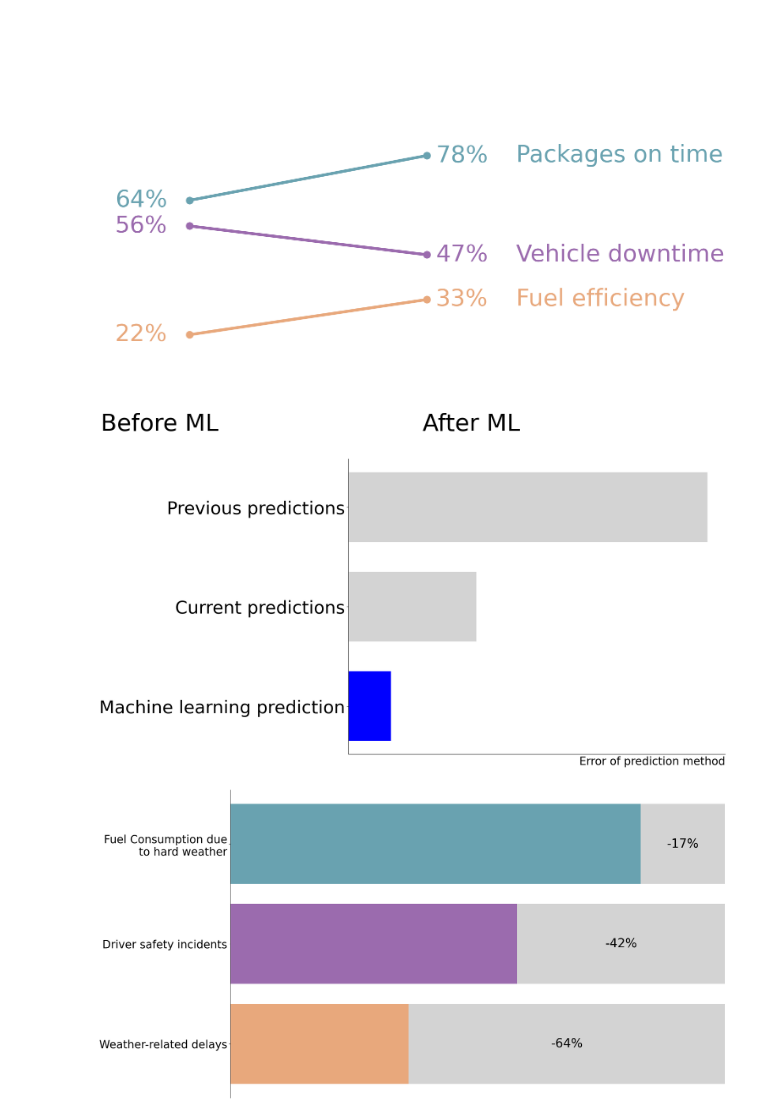
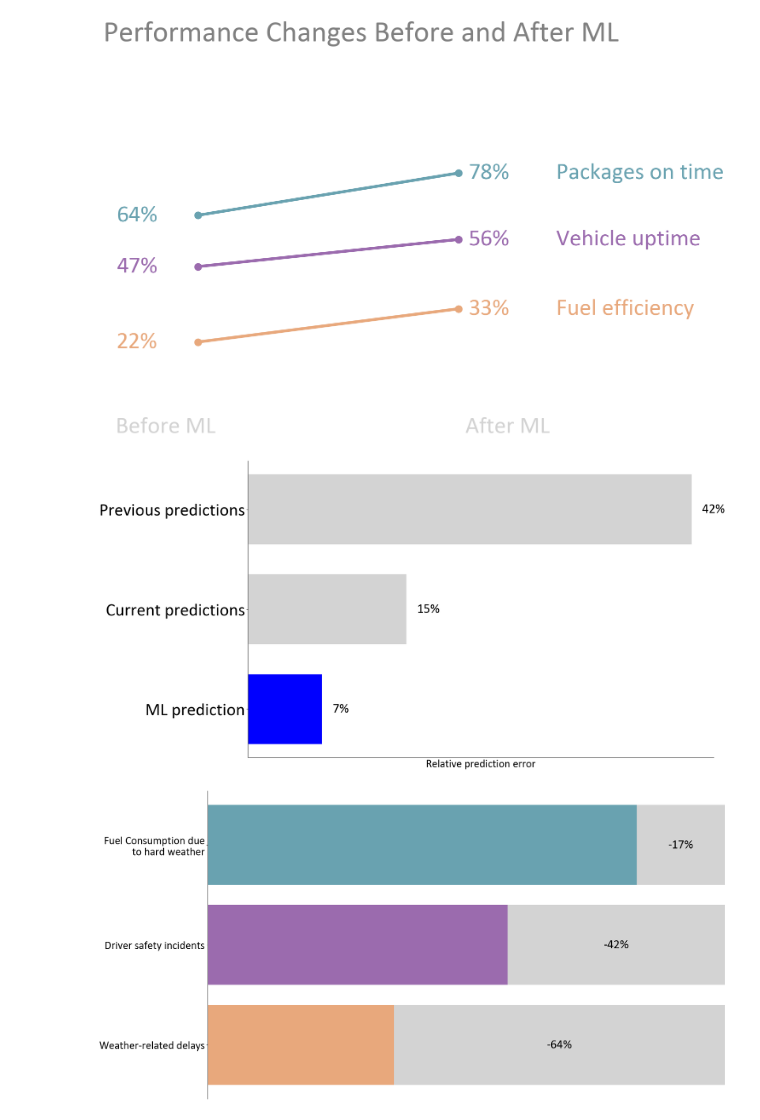
Before and after one commit to Victor-L-Almgren/Labs-and-exersizes, a Jupyter notebook: 8. Communication for data science/plots.ipynb, the cells around one changed output. Cells and saved outputs as stored; diff of their text form; code cells hidden in the pictures.

Commit message:
plots

```diff
--- a/8. Communication for data science/plots.ipynb
+++ b/8. Communication for data science/plots.ipynb
@@ -5,26 +5,43 @@ import pandas as pd
 import matplotlib.pyplot as plt
 import seaborn as sns
 # %%
+import matplotlib.pyplot as plt
+
+# Set global font to Arial
+plt.rcParams['font.family'] = 'Calibri'
+plt.rcParams['figure.facecolor'] = '"#FFFFFF"'
+
+
+# Define the colors
 colors = ["#69A2B0", "#9B6BAE", "#E8A87C"]
+
+# Create the plot
 fig, ax = plt.subplots(1, 1, figsize=(15, 10))
 
+# Plot the first line (Packages on time)
 ax.plot([1, 9], [0.64, 0.78], color=colors[0], marker='o', linewidth=5, markersize=12)
 ax.annotate('64%', xy=(1, 0.64), xytext=(-1.5, 0.64), fontsize=40, color=colors[0], va='center')
 ax.annotate('78%', xy=(9, 0.78), xytext=(9.3, 0.78), fontsize=40, color=colors[0], va='center')
 ax.annotate('Packages on time', xy=(9, 0.78), xytext=(12, 0.78), fontsize=40, color=colors[0], va='center')
 
-ax.plot([1, 9], [0.56, 0.47], color=colors[1], marker='o', linewidth=5, markersize=12)
-ax.annotate('56%', xy=(1, 0.56), xytext=(-1.5, 0.56), fontsize=40, color=colors[1], va='center')
-ax.annotate('47%', xy=(9, 0.47), xytext=(9.3, 0.47), fontsize=40, color=colors[1], va='center')
-ax.annotate('Vehicle downtime', xy=(9, 0.47), xytext=(12, 0.47), fontsize=40, color=colors[1], va='center')
+# Plot the second line (Vehicle downtime) with flipped values
+ax.plot([1, 9], [0.47, 0.56], color=colors[1], marker='o', linewidth=5, markersize=12)
+ax.annotate('47%', xy=(1, 0.47), xytext=(-1.5, 0.47), fontsize=40, color=colors[1], va='center')
+ax.annotate('56%', xy=(9, 0.56), xytext=(9.3, 0.56), fontsize=40, color=colors[1], va='center')
+ax.annotate('Vehicle uptime', xy=(9, 0.56), xytext=(12, 0.56), fontsize=40, color=colors[1], va='center')
 
+# Plot the third line (Fuel efficiency)
 ax.plot([1, 9], [0.22, 0.33], color=colors[2], marker='o', linewidth=5, markersize=12)
 ax.annotate('22%', xy=(1, 0.22), xytext=(-1.5, 0.22), fontsize=40, color=colors[2], va='center')
 ax.annotate('33%', xy=(9, 0.33), xytext=(9.3, 0.33), fontsize=40, color=colors[2], va='center')
 ax.annotate('Fuel efficiency', xy=(9, 0.33), xytext=(12, 0.33), fontsize=40, color=colors[2], va='center')
 
-ax.annotate('Before ML', xy=(0, 0), xytext=(0, -0.08), fontsize=40, color='black', ha='center')
-ax.annotate('After ML', xy=(10, 0), xytext=(10.5, -0.08), fontsize=40, color='black', ha='center')
+# Add Before and After labels
+ax.annotate('Before ML', xy=(0, 0), xytext=(0, -0.08), fontsize=40, color='lightgrey', ha='center')
+ax.annotate('After ML', xy=(10, 0), xytext=(10.5, -0.08), fontsize=40, color='lightgrey', ha='center')
+
+# Add the title
+ax.set_title('Performance Changes Before and After ML', fontsize=50, color='grey', ha='center', va='center')
 
 # Formatting
 ax.axis('off')
@@ -33,34 +50,43 @@ plt.xlim(-2, 14)
 plt.tight_layout()
 plt.show()
 # %% [output]
-[figure, old version]
+[figure, new version]
 # %%
-ml_error = 5
+import matplotlib.pyplot as plt
+
+ml_error = 7
 current_predictions = 15
 previous_predictions = 42
 
 fig, ax = plt.subplots(figsize=(20, 10))
 
 bar_height = 0.35
 y_pos = [1, 0.5, 0]
 
+# Plot the bars
 ax.barh(y_pos[0], previous_predictions, color='lightgrey', height=bar_height)
 ax.barh(y_pos[1], current_predictions, color='lightgrey', height=bar_height)
 ax.barh(y_pos[2], ml_error, color='blue', height=bar_height)
 
+# Set y-axis labels
 ax.set_yticks(y_pos)
-ax.set_yticklabels(['Previous predictions', 'Current predictions', 'Machine learning prediction'], fontsize=40)
+ax.set_yticklabels(['Previous predictions', 'Current predictions', 'ML prediction'], fontsize=40)
 
-ax.set_xlabel('Error of prediction method', fontsize=25, loc='right')
+# Set x-axis label
+ax.set_xlabel('Relative prediction error', fontsize=25, loc='center')
 ax.set_xticks([])
 ax.spines['top'].set_visible(False)
 ax.spines['right'].set_visible(False)
 
+# Annotate each bar
+values = [previous_predictions, current_predictions, ml_error]
+for y, value in zip(y_pos, values):
+    ax.text(value + 1, y, f'{value}%', va='center', ha='left', fontsize=30)
 
 plt.tight_layout()
 plt.show()
 # %% [output]
-[figure, old version]
+[figure, new version]
 # %%
 
 categories = [f'Fuel Consumption due\n to hard weather', 'Driver safety incidents', 'Weather-related delays']
@@ -92,4 +118,4 @@ ax.invert_yaxis()
 plt.tight_layout()
 plt.show()
 # %% [output]
-[figure, old version]
+[figure, new version]
```
Also changed, not shown: parts of 3 cells of this notebook.
